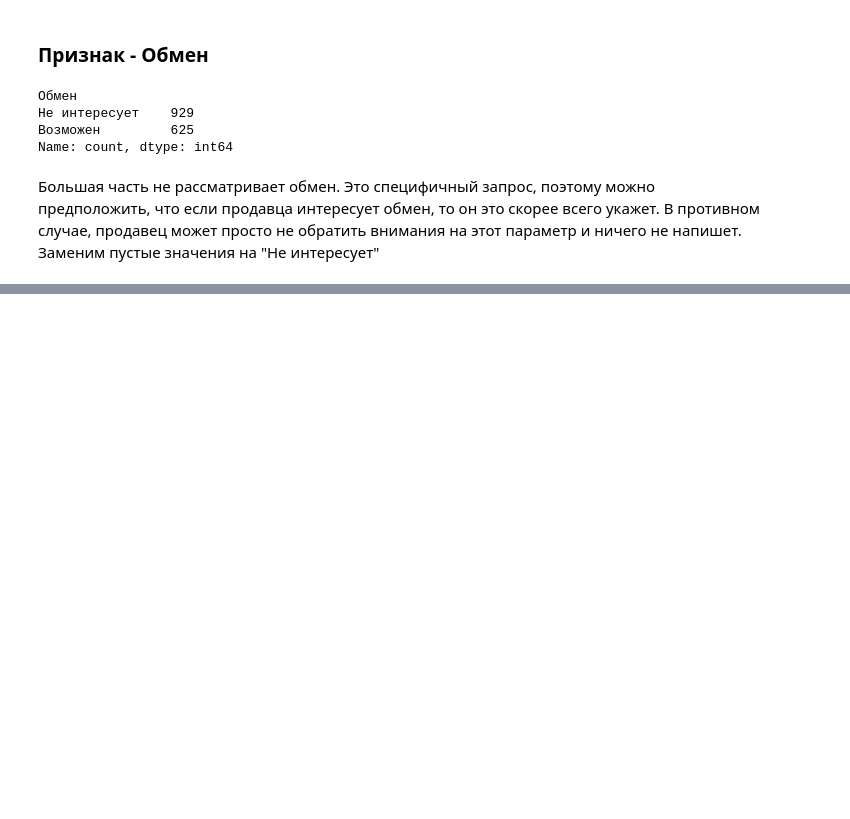
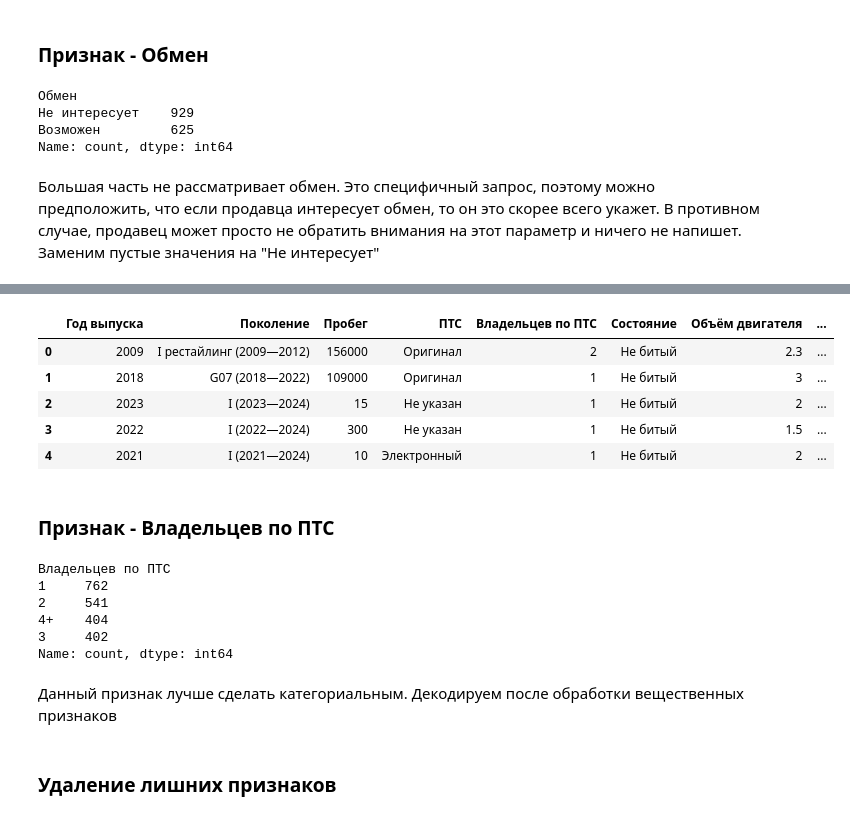
Before and after one commit to DmitryKolbanov/data-science-projects, a Jupyter notebook: car_price/notebooks/data_prep.ipynb, the cells around one changed output, grey strips where cells are left out. Cells and saved outputs as stored; diff of their text form; code cells hidden in the pictures; blank space fills up the shorter version.

```diff
--- a/car_price/notebooks/data_prep.ipynb
+++ b/car_price/notebooks/data_prep.ipynb
@@ -214,0 +254,25 @@ data['Обмен'].fillna('Не интересует', inplace=True)
+# %%
+data.head()
+# %% [output]
+|  | Год выпуска | Поколение | Пробег | ПТС | Владельцев по ПТС | Состояние | Объём двигателя | ... |
+| 0 | 2009 | I рестайлинг (2009—2012) | 156000 | Оригинал | 2 | Не битый | 2.3 | ... |
+| 1 | 2018 | G07 (2018—2022) | 109000 | Оригинал | 1 | Не битый | 3 | ... |
+| 2 | 2023 | I (2023—2024) | 15 | Не указан | 1 | Не битый | 2 | ... |
+| 3 | 2022 | I (2022—2024) | 300 | Не указан | 1 | Не битый | 1.5 | ... |
+| 4 | 2021 | I (2021—2024) | 10 | Электронный | 1 | Не битый | 2 | ... |
+# %% [markdown]
+### Признак - **Владельцев по ПТС**
+# %%
+# посмотрим, какие значения может принимать
+data['Владельцев по ПТС'].value_counts()
+# %% [output]
+Владельцев по ПТС
+1     762
+2     541
+4+    404
+3     402
+Name: count, dtype: int64
+# %% [markdown]
+Данный признак лучше сделать категориальным. Декодируем после обработки вещественных признаков
+# %% [markdown]
+### Удаление лишних признаков
```
Also changed, not shown: parts of 26 cells of this notebook.
